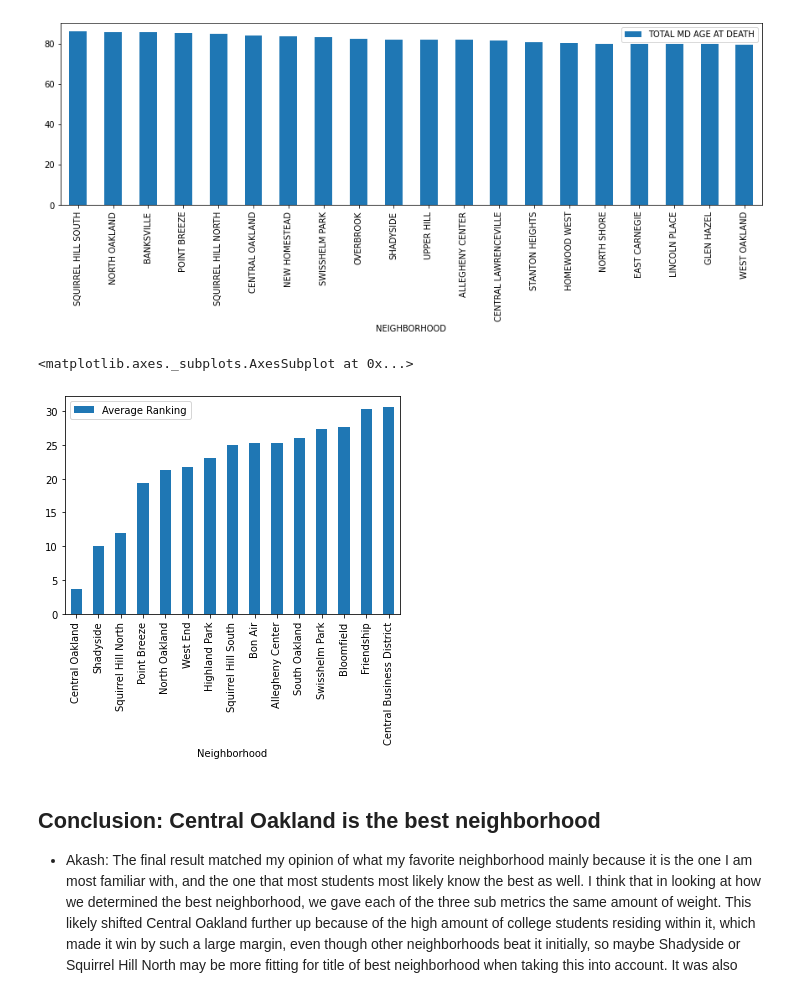
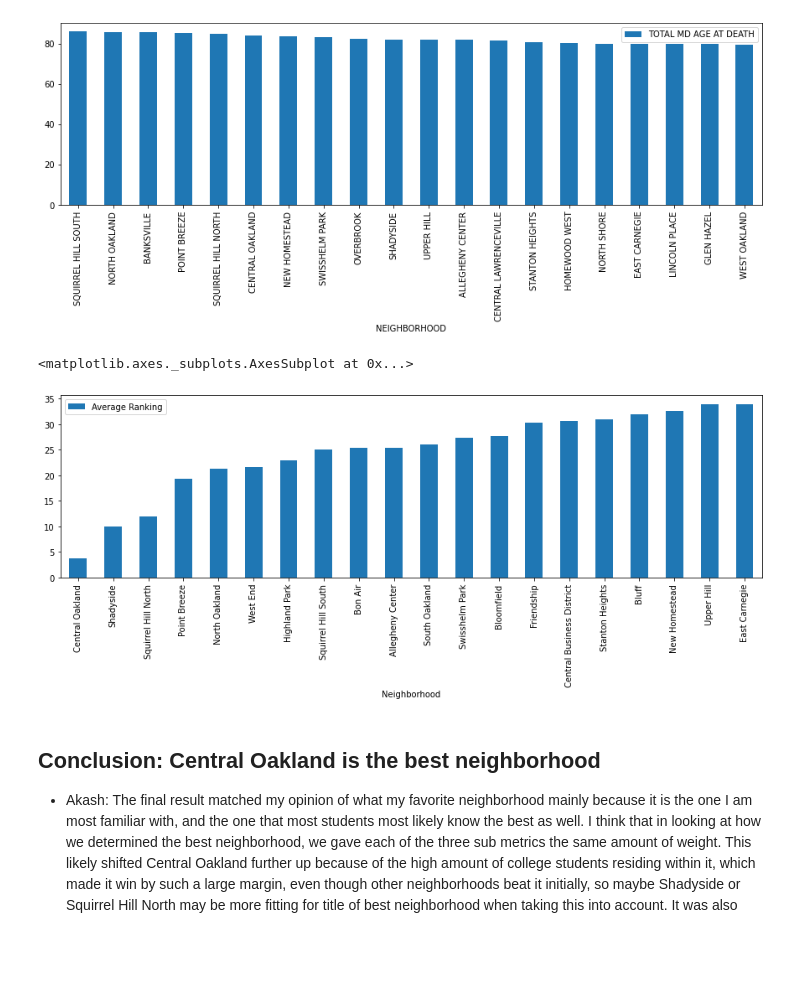
Before and after one commit to akrishan11/big-ideas-final-project, a Jupyter notebook: Best-Neighborhood.ipynb, the cells around one changed output. Saved outputs shown, nothing was run; the diff lists cells and outputs as text; code cells hidden in the pictures; blank space fills up the shorter version.

```diff
--- a/Best-Neighborhood.ipynb
+++ b/Best-Neighborhood.ipynb
@@ -71,28 +71,28 @@ df_death_sort.iloc[:20].plot.bar(x='NEIGHBORHOOD', y='TOTAL MD AGE AT DEATH', fi
 # %%
 # Creates Dataframe that will be used to rank neighborhoods on overall metric
 
 df_best = pd.DataFrame(columns = ["Neighborhood", "School Enrollment Ranking", "Income Ranking", "Median Death Ranking", "Average Ranking"])
 i = 1
 
 # Calculates average ranking from all three sub-metrics
 for neighborhood in df_enroll_sort["Neighborhood"].tolist():
     if neighborhood in df_income_sort["Neighborhood"].tolist() and neighborhood.upper() in df_death["NEIGHBORHOOD"].tolist():
         enroll_ranking = df_enroll_sort["Neighborhood"].tolist().index(neighborhood)
         income_ranking = df_income_sort["Neighborhood"].tolist().index(neighborhood)
         death_ranking = df_death_sort["NEIGHBORHOOD"].tolist().index(neighborhood.upper())
         avg_ranking = (enroll_ranking + income_ranking + death_ranking)/3
 
 
         df_best.loc[i] = [neighborhood, enroll_ranking, income_ranking, death_ranking, avg_ranking]
         i +=1
 
 df_best_sort= df_best.sort_values("Average Ranking")
 
 
-df_best_sort.iloc[:20].plot.bar(x='Neighborhood', y='Average Ranking, figsize=(15,4')
+df_best_sort.iloc[:20].plot.bar(x='Neighborhood', y='Average Ranking', figsize=(15,4))
 # %% [output]
 <matplotlib.axes._subplots.AxesSubplot at 0x...>
-[figure, old version]
+[figure, new version]
 # %% [markdown]
 ## Conclusion: Central Oakland is the best neighborhood
 - Akash: The final result matched my opinion of what my favorite neighborhood mainly because it is the one I am most familiar with, and the one that most students most likely know the best as well. I think that in looking at how we determined the best neighborhood, we gave each of the three sub metrics the same amount of weight. This likely shifted Central Oakland further up because of the high amount of college students residing within it, which made it win by such a large margin, even though other neighborhoods beat it initially, so maybe Shadyside or Squirrel Hill North may be more fitting for title of best neighborhood when taking this into account. It was also interesting to see how consistently some names of neighborhoods showed up in the top fifteen for each submetric, even though ours did not necessarily directly relate, showing how these factors influencing well-being are so interlinked even if not at first glance.
```
Also changed, not shown: parts of 3 cells of this notebook.
